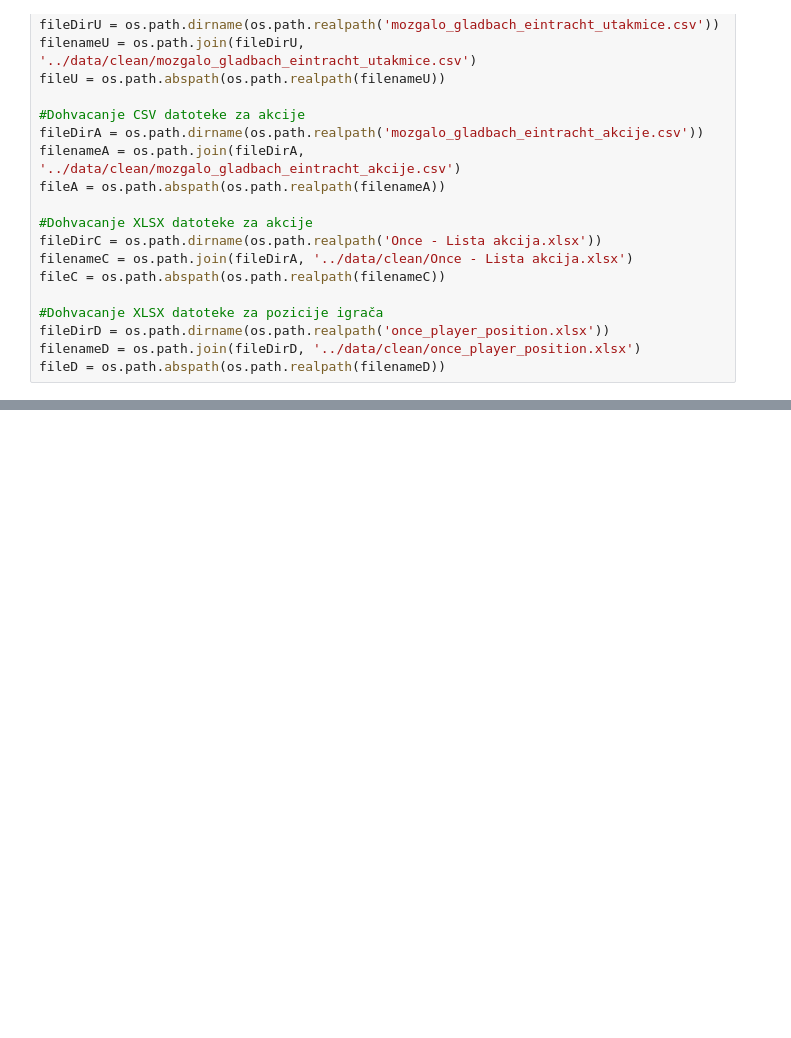
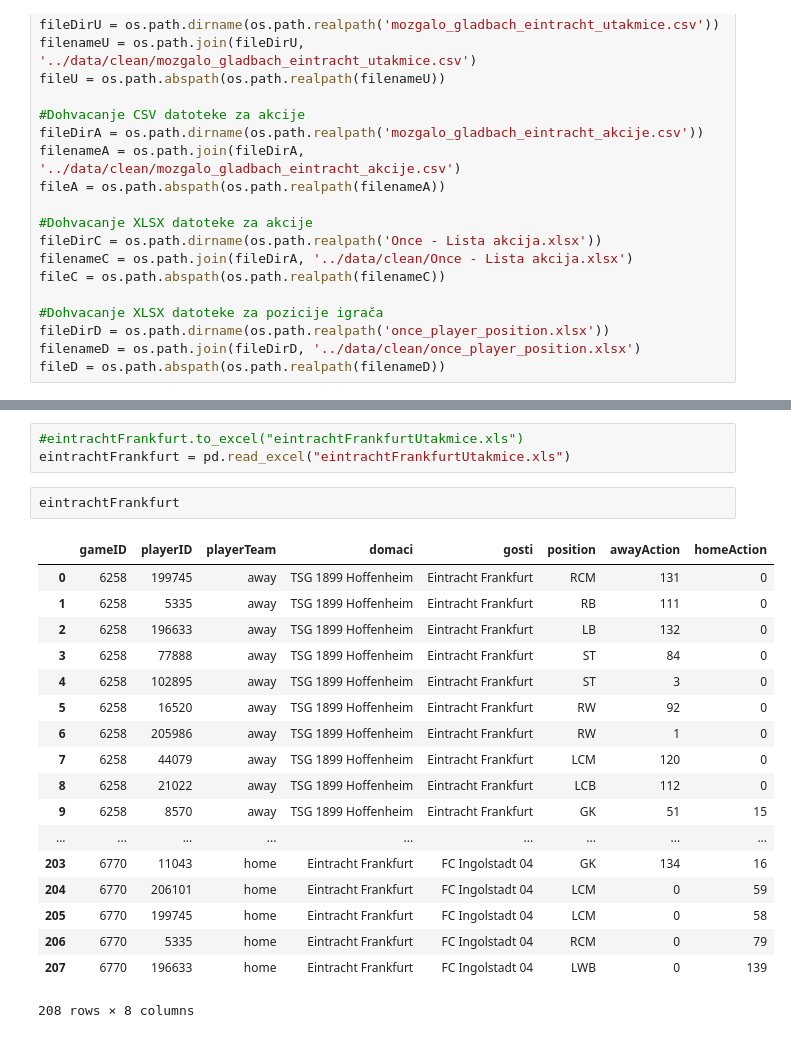
Before and after one commit to hrvatskibogmars/brainstormers, a Jupyter notebook: analysis/Eintracht Frankfurt - players.ipynb, the cells around one changed output, grey strips where cells are left out. Drawn from its saved outputs; the diff is of its cells as text; blank space fills up the shorter version.

Commit message:
players by teams

```diff
--- a/analysis/Eintracht Frankfurt - players.ipynb
+++ b/analysis/Eintracht Frankfurt - players.ipynb
@@ -229,0 +124,24 @@ memory usage: 11.4+ KB
+# %%
+#eintrachtFrankfurt.to_excel("eintrachtFrankfurtUtakmice.xls")
+eintrachtFrankfurt = pd.read_excel("eintrachtFrankfurtUtakmice.xls")
+# %%
+eintrachtFrankfurt
+# %% [output]
+|  | gameID | playerID | playerTeam | domaci | gosti | position | awayAction | homeAction |
+| 0 | 6258 | 199745 | away | TSG 1899 Hoffenheim | Eintracht Frankfurt | RCM | 131 | 0 |
+| 1 | 6258 | 5335 | away | TSG 1899 Hoffenheim | Eintracht Frankfurt | RB | 111 | 0 |
+| 2 | 6258 | 196633 | away | TSG 1899 Hoffenheim | Eintracht Frankfurt | LB | 132 | 0 |
+| 3 | 6258 | 77888 | away | TSG 1899 Hoffenheim | Eintracht Frankfurt | ST | 84 | 0 |
+| 4 | 6258 | 102895 | away | TSG 1899 Hoffenheim | Eintracht Frankfurt | ST | 3 | 0 |
+| 5 | 6258 | 16520 | away | TSG 1899 Hoffenheim | Eintracht Frankfurt | RW | 92 | 0 |
+| 6 | 6258 | 205986 | away | TSG 1899 Hoffenheim | Eintracht Frankfurt | RW | 1 | 0 |
+| 7 | 6258 | 44079 | away | TSG 1899 Hoffenheim | Eintracht Frankfurt | LCM | 120 | 0 |
+| 8 | 6258 | 21022 | away | TSG 1899 Hoffenheim | Eintracht Frankfurt | LCB | 112 | 0 |
+| 9 | 6258 | 8570 | away | TSG 1899 Hoffenheim | Eintracht Frankfurt | GK | 51 | 15 |
+| ... | ... | ... | ... | ... | ... | ... | ... | ... |
+| 203 | 6770 | 11043 | home | Eintracht Frankfurt | FC Ingolstadt 04 | GK | 134 | 16 |
+| 204 | 6770 | 206101 | home | Eintracht Frankfurt | FC Ingolstadt 04 | LCM | 0 | 59 |
+| 205 | 6770 | 199745 | home | Eintracht Frankfurt | FC Ingolstadt 04 | LCM | 0 | 58 |
+| 206 | 6770 | 5335 | home | Eintracht Frankfurt | FC Ingolstadt 04 | RCM | 0 | 79 |
+| 207 | 6770 | 196633 | home | Eintracht Frankfurt | FC Ingolstadt 04 | LWB | 0 | 139 |
+208 rows × 8 columns
```
Also changed, not shown: parts of 47 cells of this notebook, 9 other files.
